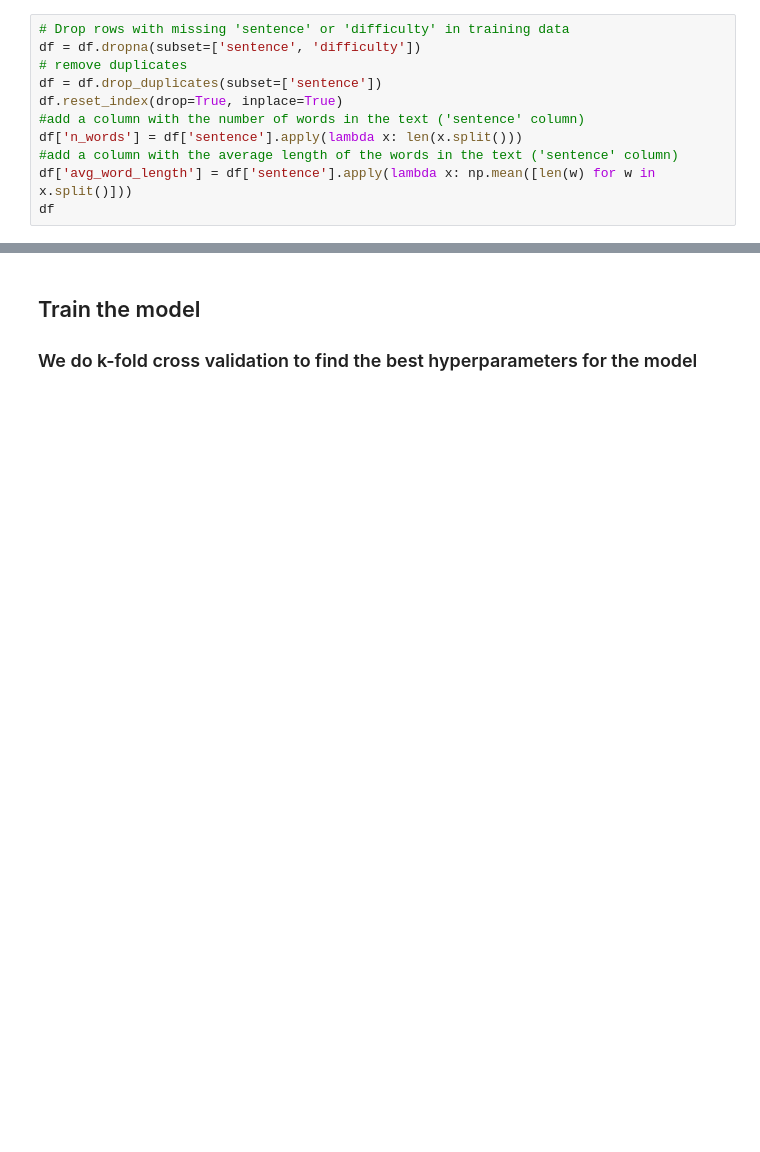
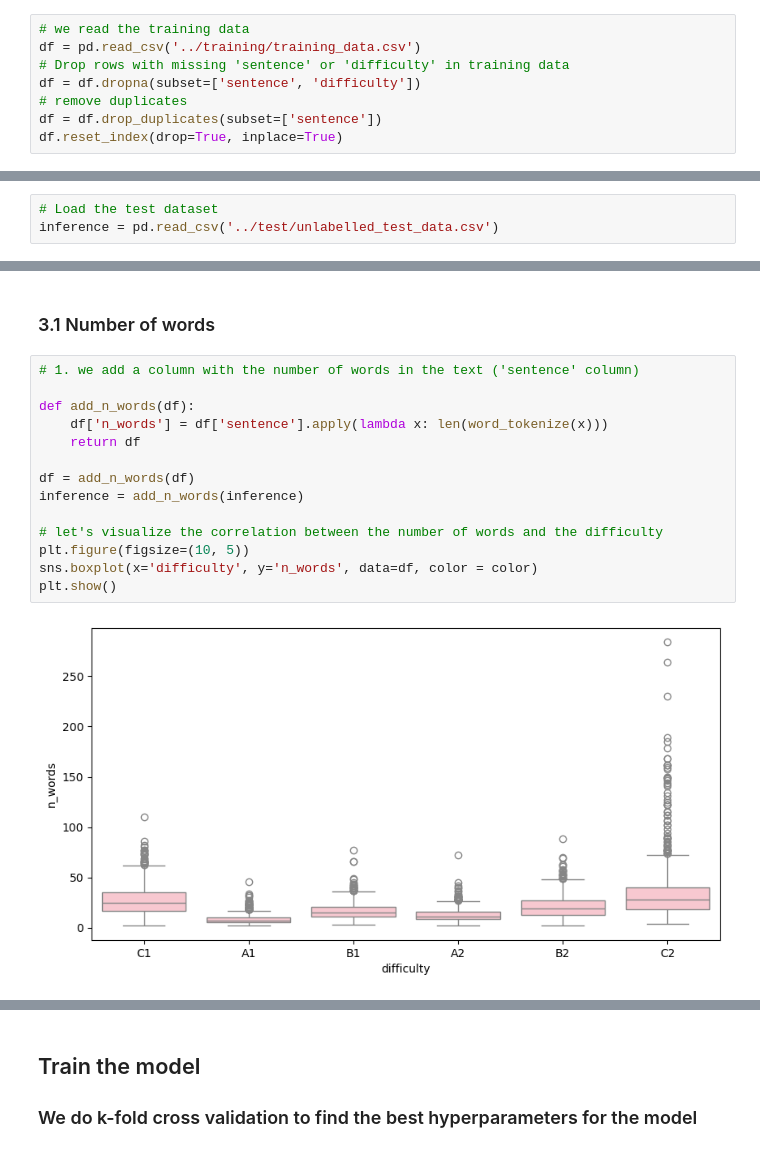
Before and after one commit to BeatriceVaienti/dsml_project, a Jupyter notebook: notebooks/preprocessing.ipynb, the cells around one changed output, grey strips where cells are left out. Drawn from its saved outputs; the diff is of its cells as text; blank space fills up the shorter version.

```diff
--- a/notebooks/preprocessing.ipynb
+++ b/notebooks/preprocessing.ipynb
@@ -8,11 +36,8 @@ df = pd.read_csv('../training/training_data.csv')
 # %%
+# we read the training data
+df = pd.read_csv('../training/training_data.csv')
 # Drop rows with missing 'sentence' or 'difficulty' in training data
 df = df.dropna(subset=['sentence', 'difficulty'])
 # remove duplicates
 df = df.drop_duplicates(subset=['sentence'])
 df.reset_index(drop=True, inplace=True)
-#add a column with the number of words in the text ('sentence' column)
-df['n_words'] = df['sentence'].apply(lambda x: len(x.split()))
-#add a column with the average length of the words in the text ('sentence' column)
-df['avg_word_length'] = df['sentence'].apply(lambda x: np.mean([len(w) for w in x.split()]))
-df
@@ -44,0 +47,3 @@ dtype: int64
+# %%
+# Load the test dataset
+inference = pd.read_csv('../test/unlabelled_test_data.csv')
@@ -44,0 +62,18 @@ dtype: int64
+# %% [markdown]
+### 3.1 Number of words
+# %%
+# 1. we add a column with the number of words in the text ('sentence' column)
+
+def add_n_words(df):
+    df['n_words'] = df['sentence'].apply(lambda x: len(word_tokenize(x)))
+    return df
+
+df = add_n_words(df)
+inference = add_n_words(inference)
+
+# let's visualize the correlation between the number of words and the difficulty
+plt.figure(figsize=(10, 5))
+sns.boxplot(x='difficulty', y='n_words', data=df, color = color)
+plt.show()
+# %% [output]
+[figure, added]
```
Also changed, not shown: parts of 26 cells of this notebook, 1 other file.
